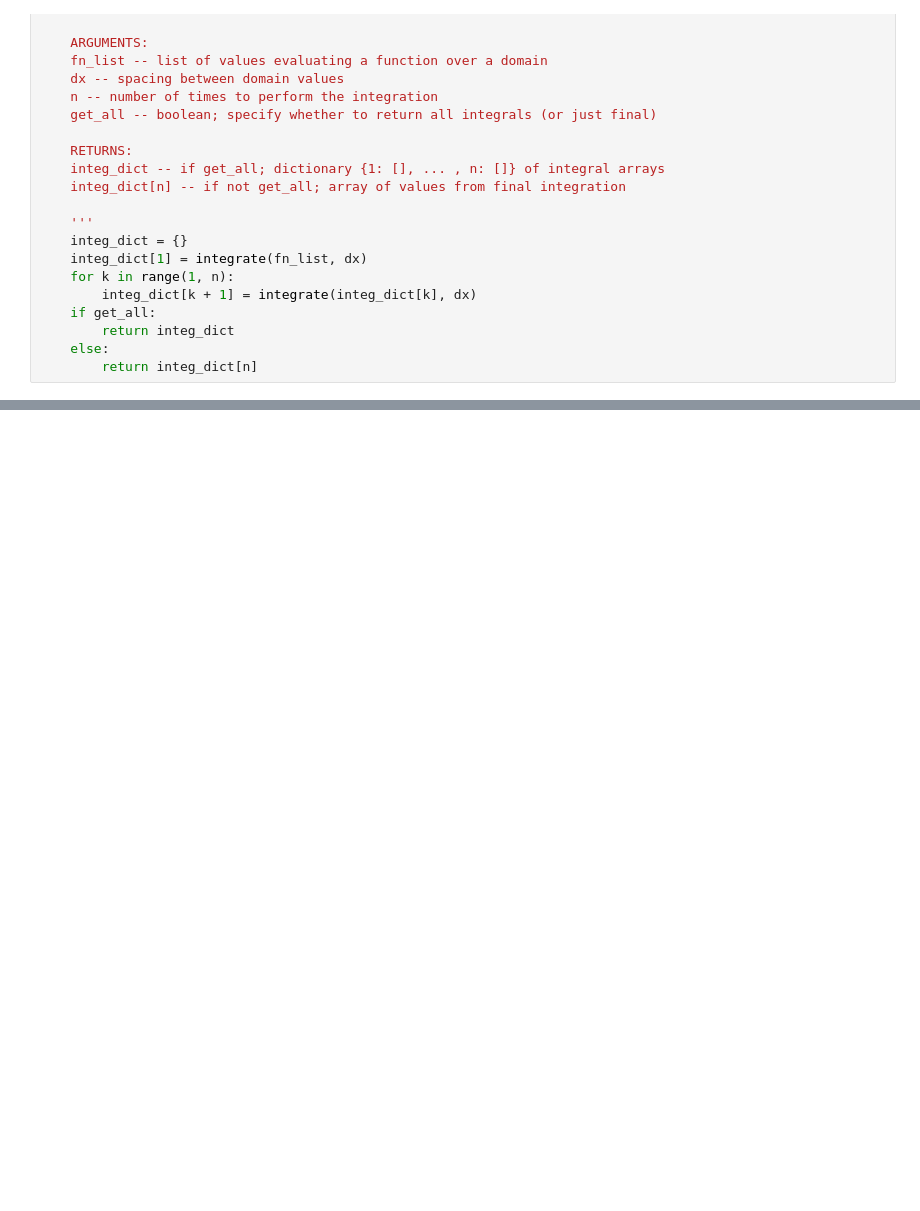
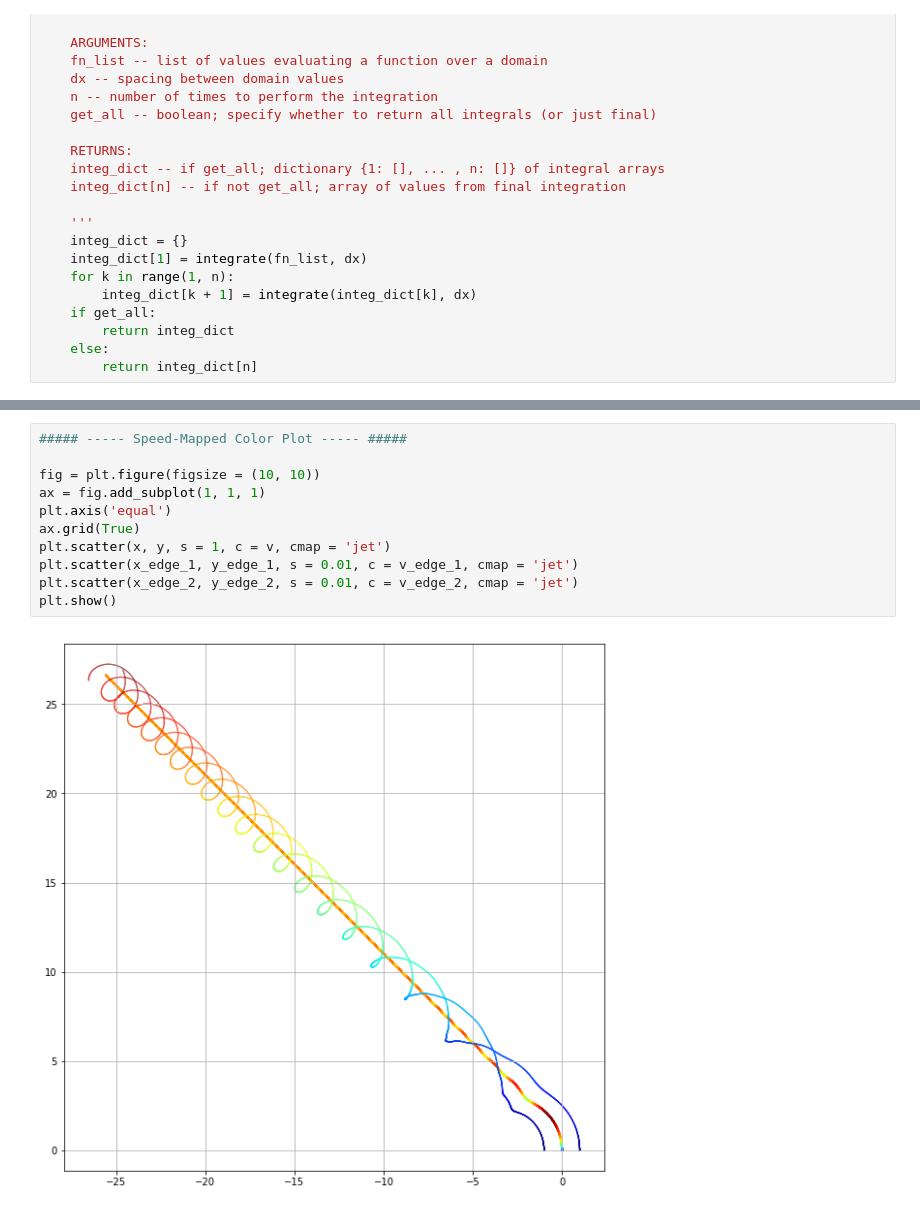
Before and after one commit to chrismbryant/euler-spiral, a Jupyter notebook: magic_rocket_rod.ipynb, the cells around one changed output, grey strips where cells are left out. Saved outputs shown, nothing was run; the diff lists cells and outputs as text; blank space fills up the shorter version.

Commit message:
Add files via upload
Add color-mapping functionality

```diff
--- a/magic_rocket_rod.ipynb
+++ b/magic_rocket_rod.ipynb
@@ -160,0 +171,13 @@ make_plot([[x, y], [x_edge, y_edge]])
+# %%
+##### ----- Speed-Mapped Color Plot ----- #####
+
+fig = plt.figure(figsize = (10, 10))
+ax = fig.add_subplot(1, 1, 1)
+plt.axis('equal')
+ax.grid(True)
+plt.scatter(x, y, s = 1, c = v, cmap = 'jet')
+plt.scatter(x_edge_1, y_edge_1, s = 0.01, c = v_edge_1, cmap = 'jet')
+plt.scatter(x_edge_2, y_edge_2, s = 0.01, c = v_edge_2, cmap = 'jet')
+plt.show()
+# %% [output]
+[figure, added]
```
Also changed, not shown: parts of 4 cells of this notebook.
